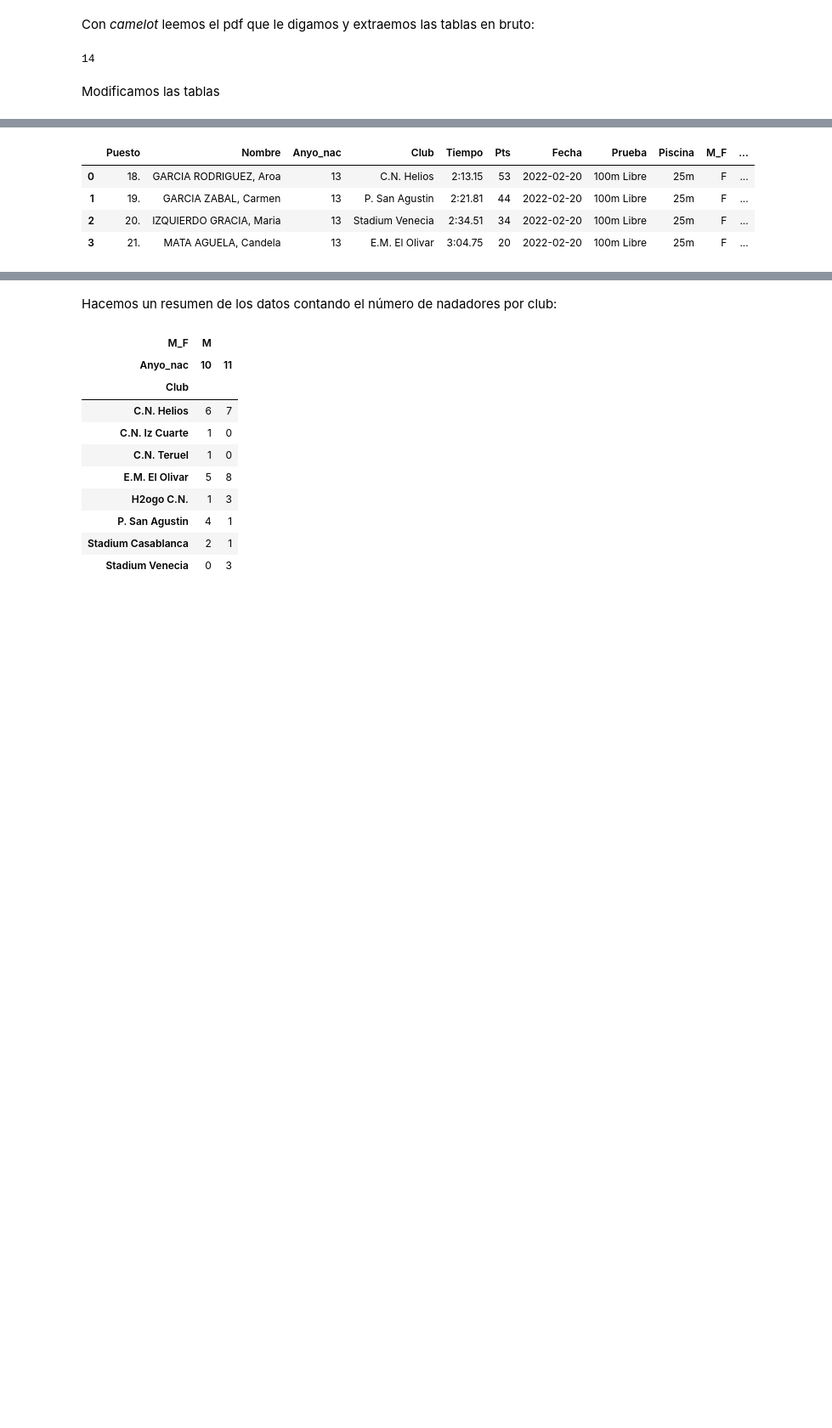
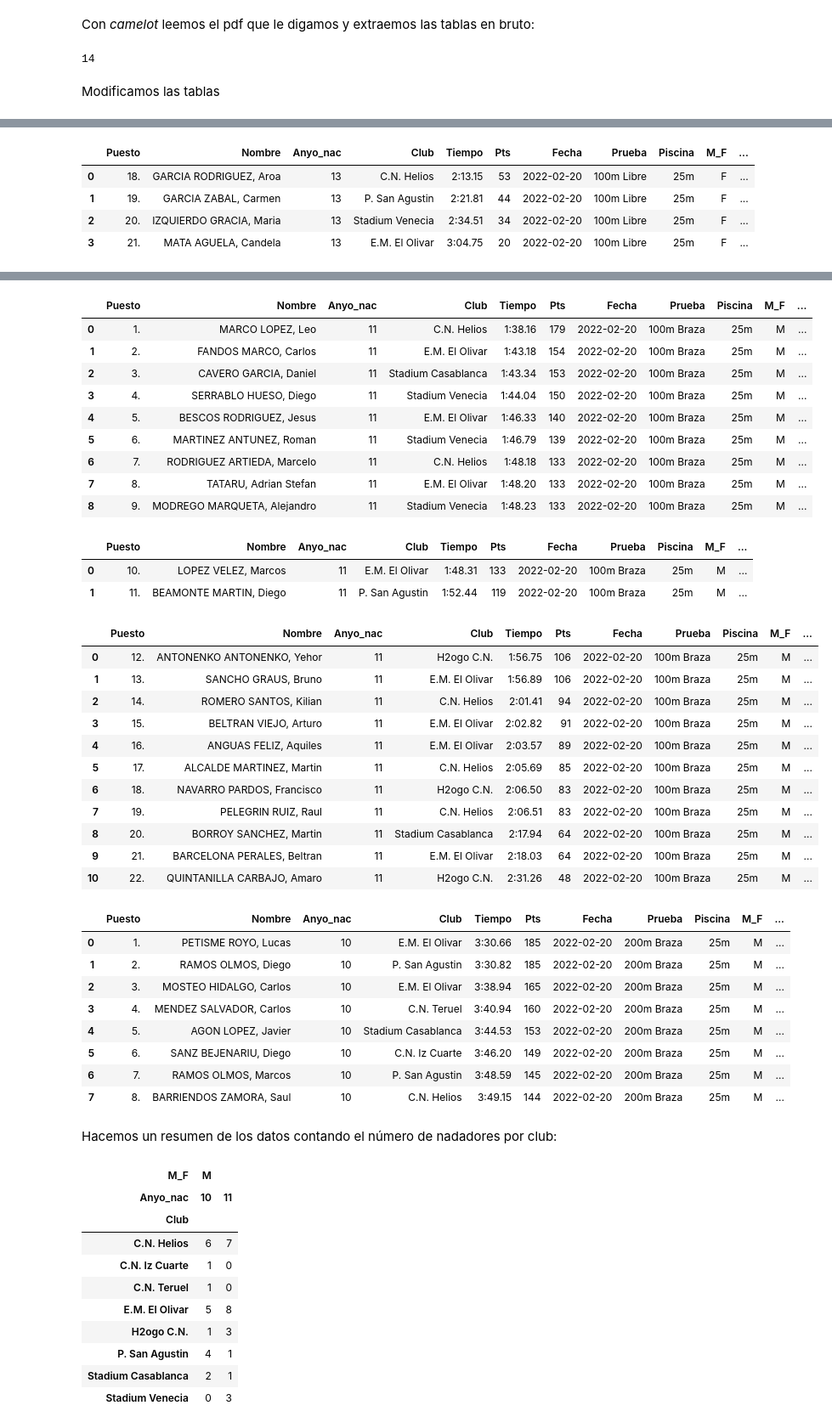
Before and after one commit to crdguez/dashboard_natacion, a Jupyter notebook: importar_datos/importar_datos_20_02_22.ipynb, the cells around one changed output, grey strips where cells are left out. Shown at 85% size. Saved outputs shown, nothing was run; the diff lists cells and outputs as text; code cells hidden in the pictures; blank space fills up the shorter version.

```diff
--- a/importar_datos/importar_datos_20_02_22.ipynb
+++ b/importar_datos/importar_datos_20_02_22.ipynb
@@ -18,8 +18,8 @@ tablas = camelot.read_pdf(file, pages='all', flavor='stream', split_text='\n')
 tablas.n
 # %% [output]
 14
-# %% [markdown]
-Modificamos las tablas
+# %% [markdown]
+Modificamos las tablas
 # %%
 t0=separar_columna(tablas[0].df[tablas[0].df[0]!=''][4:],1)
 t1 = tablas[1].df[tablas[1].df[0]!=''][3:].drop(8,axis=1).T.reset_index(drop=True).T
@@ -180,21 +232,13 @@ tabla_a_datos(t2b, fila_datos = 0, fecha=fecha, prueba='100m Libre', m_f='F', ti
 tabla_a_datos(t2c, fila_datos = 0, fecha=fecha, prueba='100m Libre', m_f='F', tipo=1, competicion=competicion, lugar= lugar),
 tabla_a_datos(t3, fila_datos = 0, fecha=fecha, prueba='200m Libre', m_f='F', tipo=1, competicion=competicion, lugar= lugar),
 tabla_a_datos(t3b, fila_datos = 0, fecha=fecha, prueba='200m Libre', m_f='F', tipo=1, competicion=competicion, lugar= lugar),
-tabla_a_datos(t4, fila_datos = 0, fecha=fecha, prueba='100m Libre', m_f='M', tipo=1, competicion=competicion, lugar= lugar),
-tabla_a_datos(t4b, fila_datos = 0, fecha=fecha, prueba='100m Libre', m_f='M', tipo=1, competicion=competicion, lugar= lugar),
-tabla_a_datos(t4c, fila_datos = 0, fecha=fecha, prueba='100m Libre', m_f='M', tipo=1, competicion=competicion, lugar= lugar),
+tabla_a_datos(t4, fila_datos = 0, fecha=fecha, prueba='100m Braza', m_f='M', tipo=1, competicion=competicion, lugar= lugar),
+tabla_a_datos(t4b, fila_datos = 0, fecha=fecha, prueba='100m Braza', m_f='M', tipo=1, competicion=competicion, lugar= lugar),
+tabla_a_datos(t4c, fila_datos = 0, fecha=fecha, prueba='100m Braza', m_f='M', tipo=1, competicion=competicion, lugar= lugar),
+tabla_a_datos(t5, fila_datos = 0, fecha=fecha, prueba='200m Braza', m_f='M', tipo=1, competicion=competicion, lugar= lugar),
+# tabla_a_datos(t5b, fila_datos = 0, fecha=fecha, prueba='200m Braza', m_f='M', tipo=1, competicion=competicion, lugar= lugar),
 
-    # tabla_a_datos(tablas[2].df.iloc[2:18].reset_index()[[0,1,2,3,5,6]].T.reset_index().T, fila_datos = 1, fecha=fecha, prueba='200m Estilos', m_f='M', tipo=3, competicion=competicion, lugar= lugar),
-# tabla_a_datos(tabla_perdida, fila_datos = 0, fecha=fecha, prueba='100m Estilos', m_f='F', tipo=1, competicion=competicion, lugar= lugar),
-# tabla_a_datos(tablas[5].df.drop(4, axis=1).iloc[4:], fila_datos = 1, fecha=fecha, prueba='200m Estilos', m_f='F', tipo=3, competicion=competicion, lugar= lugar),
-# tabla_a_datos(tablas[6].df, fila_datos = 1, fecha=fecha, prueba='50m Mariposa', m_f='M', tipo=1, competicion=competicion, lugar= lugar),
-# tabla_a_datos(tabla_perdida2, fila_datos = 0, fecha=fecha, prueba='50m Mariposa', m_f='M', tipo=1, competicion=competicion, lugar= lugar),
-# tabla_a_datos(tablas[7].df, fila_datos = 1, fecha=fecha, prueba='50m Mariposa', m_f='M', tipo=1, competicion=competicion, lugar= lugar),
-# tabla_a_datos(tablas[8].df, fila_datos = 1, fecha=fecha, prueba='50m Mariposa', m_f='F', tipo=1, competicion=competicion, lugar= lugar),
-# tabla_a_datos(tablas[9].df.iloc[0:4], fila_datos = 0, fecha=fecha, prueba='50m Mariposa', m_f='F', tipo=1, competicion=competicion, lugar= lugar),
-# tabla_a_datos(tabla_perdida3, fila_datos = 0, fecha=fecha, prueba='50m Mariposa', m_f='F', tipo=1, competicion=competicion, lugar= lugar),
-# tabla_a_datos(tablas[10].df, fila_datos = 1, fecha=fecha, prueba='50m Mariposa', m_f='F', tipo=1, competicion=competicion, lugar= lugar),
-]
+ ]
 
 for d in lista_df :
     display(d)
@@ -265,33 +309,67 @@ campos_calculados(pd.concat(lista_df)).to_csv('competicion_'+competicion+'.csv',
 | 1 | 19. | GARCIA ZABAL, Carmen | 13 | P. San Agustin | 2:21.81 | 44 | 2022-02-20 | 100m Libre | 25m | F | ... |
 | 2 | 20. | IZQUIERDO GRACIA, Maria | 13 | Stadium Venecia | 2:34.51 | 34 | 2022-02-20 | 100m Libre | 25m | F | ... |
 | 3 | 21. | MATA AGUELA, Candela | 13 | E.M. El Olivar | 3:04.75 | 20 | 2022-02-20 | 100m Libre | 25m | F | ... |
 |  | Puesto | Nombre | Anyo_nac | Club | Tiempo | Pts | Fecha | Prueba | Piscina | M_F | ... |
 | 0 | 1. | CASTILLO PRADO, Neus | 12 | E.M. El Olivar | 3:02.34 | 222 | 2022-02-20 | 200m Libre | 25m | F | ... |
 | 1 | 2. | LAMBAN GAVE, Ines | 12 | P. San Agustin | 3:03.86 | 216 | 2022-02-20 | 200m Libre | 25m | F | ... |
 | 2 | 3. | IOVU, Mireya | 12 | P. San Agustin | 3:12.81 | 187 | 2022-02-20 | 200m Libre | 25m | F | ... |
 | 3 | 4. | BERGES ALAEZ, Africa | 12 | E.M. El Olivar | 3:17.72 | 174 | 2022-02-20 | 200m Libre | 25m | F | ... |
 | 4 | 5. | GIL FUENTES, Izarbe | 12 | Stadium Venecia | 3:17.95 | 173 | 2022-02-20 | 200m Libre | 25m | F | ... |
 | 5 | 6. | SIMON HEREDIA, Ariadna | 12 | E.M. El Olivar | 3:23.89 | 158 | 2022-02-20 | 200m Libre | 25m | F | ... |
 | 6 | 7. | ALBAR LABRADOR, Pilar | 12 | E.M. El Olivar | 3:23.94 | 158 | 2022-02-20 | 200m Libre | 25m | F | ... |
 | 7 | 8. | RAZABAL INGELMO, Naiara | 12 | E.M. El Olivar | 3:27.53 | 150 | 2022-02-20 | 200m Libre | 25m | F | ... |
 | 8 | 9. | GIMENO MONREAL, Manuela | 12 | E.M. El Olivar | 3:29.23 | 147 | 2022-02-20 | 200m Libre | 25m | F | ... |
 | 9 | 10. | PERALES CASAS, Laura | 12 | E.M. El Olivar | 3:29.32 | 146 | 2022-02-20 | 200m Libre | 25m | F | ... |
 | 10 | 11. | BARRACHINA ARTAZCOZ, Nahia | 12 | E.M. El Olivar | 3:29.67 | 146 | 2022-02-20 | 200m Libre | 25m | F | ... |
 | 11 | 12. | ALONSO MORA, Naiara | 12 | Stadium Venecia | 3:33.67 | 138 | 2022-02-20 | 200m Libre | 25m | F | ... |
 | 12 | 13. | RAZABAL INGELMO, Anahi | 12 | E.M. El Olivar | 3:35.42 | 134 | 2022-02-20 | 200m Libre | 25m | F | ... |
 | 13 | 14. | SAN MIGUEL PUYUELO, Angela | 12 | Stadium Casablanca | 3:40.06 | 126 | 2022-02-20 | 200m Libre | 25m | F | ... |
 | 14 | 15. | BERGES ALAEZ, Daniela | 12 | E.M. El Olivar | 3:44.60 | 118 | 2022-02-20 | 200m Libre | 25m | F | ... |
 | 15 | 16. | ORTEGA FRAGOSO, Emma | 12 | Stadium Venecia | 3:47.80 | 113 | 2022-02-20 | 200m Libre | 25m | F | ... |
 |  | Puesto | Nombre | Anyo_nac | Club | Tiempo | Pts | Fecha | Prueba | Piscina | M_F | ... |
 | 0 | 18. | IRIMIA MICU, Paula Raisa | 12 | P. San Agustin | 3:53.91 | 105 | 2022-02-20 | 200m Libre | 25m | F | ... |
 | 1 | 19. | RASAL ALVAREZ, Maria | 12 | P. San Agustin | 3:54.99 | 103 | 2022-02-20 | 200m Libre | 25m | F | ... |
 | 2 | 20. | GALIPIENZO NAVARRO, Cristina | 12 | Stadium Venecia | 3:55.64 | 102 | 2022-02-20 | 200m Libre | 25m | F | ... |
 | 3 | 21. | DEL REAL MUNIENTE, Elena | 12 | P. San Agustin | 4:06.91 | 89 | 2022-02-20 | 200m Libre | 25m | F | ... |
 | 4 | 22. | SANCHEZ AGUADO, Enma | 12 | Stadium Casablanca | 4:08.36 | 87 | 2022-02-20 | 200m Libre | 25m | F | ... |
 | 5 | 23. | CEBRIAN PUEYO, Carolina | 12 | P. San Agustin | 4:09.23 | 86 | 2022-02-20 | 200m Libre | 25m | F | ... |
 | 6 | 24. | GALIPIENZO NAVARRO, Paula | 12 | Stadium Venecia | 4:18.12 | 78 | 2022-02-20 | 200m Libre | 25m | F | ... |
 | 7 | 25. | PES URREA, Pilar | 12 | P. San Agustin | 4:18.31 | 78 | 2022-02-20 | 200m Libre | 25m | F | ... |
 | 8 | 26. | ROMERO LORENTE, Paula | 12 | P. San Agustin | 4:50.13 | 55 | 2022-02-20 | 200m Libre | 25m | F | ... |
+|  | Puesto | Nombre | Anyo_nac | Club | Tiempo | Pts | Fecha | Prueba | Piscina | M_F | ... |
+| 0 | 1. | MARCO LOPEZ, Leo | 11 | C.N. Helios | 1:38.16 | 179 | 2022-02-20 | 100m Braza | 25m | M | ... |
+| 1 | 2. | FANDOS MARCO, Carlos | 11 | E.M. El Olivar | 1:43.18 | 154 | 2022-02-20 | 100m Braza | 25m | M | ... |
+| 2 | 3. | CAVERO GARCIA, Daniel | 11 | Stadium Casablanca | 1:43.34 | 153 | 2022-02-20 | 100m Braza | 25m | M | ... |
+| 3 | 4. | SERRABLO HUESO, Diego | 11 | Stadium Venecia | 1:44.04 | 150 | 2022-02-20 | 100m Braza | 25m | M | ... |
+| 4 | 5. | BESCOS RODRIGUEZ, Jesus | 11 | E.M. El Olivar | 1:46.33 | 140 | 2022-02-20 | 100m Braza | 25m | M | ... |
+| 5 | 6. | MARTINEZ ANTUNEZ, Roman | 11 | Stadium Venecia | 1:46.79 | 139 | 2022-02-20 | 100m Braza | 25m | M | ... |
+| 6 | 7. | RODRIGUEZ ARTIEDA, Marcelo | 11 | C.N. Helios | 1:48.18 | 133 | 2022-02-20 | 100m Braza | 25m | M | ... |
+| 7 | 8. | TATARU, Adrian Stefan | 11 | E.M. El Olivar | 1:48.20 | 133 | 2022-02-20 | 100m Braza | 25m | M | ... |
+| 8 | 9. | MODREGO MARQUETA, Alejandro | 11 | Stadium Venecia | 1:48.23 | 133 | 2022-02-20 | 100m Braza | 25m | M | ... |
+|  | Puesto | Nombre | Anyo_nac | Club | Tiempo | Pts | Fecha | Prueba | Piscina | M_F | ... |
+| 0 | 10. | LOPEZ VELEZ, Marcos | 11 | E.M. El Olivar | 1:48.31 | 133 | 2022-02-20 | 100m Braza | 25m | M | ... |
+| 1 | 11. | BEAMONTE MARTIN, Diego | 11 | P. San Agustin | 1:52.44 | 119 | 2022-02-20 | 100m Braza | 25m | M | ... |
+|  | Puesto | Nombre | Anyo_nac | Club | Tiempo | Pts | Fecha | Prueba | Piscina | M_F | ... |
+| 0 | 12. | ANTONENKO ANTONENKO, Yehor | 11 | H2ogo C.N. | 1:56.75 | 106 | 2022-02-20 | 100m Braza | 25m | M | ... |
+| 1 | 13. | SANCHO GRAUS, Bruno | 11 | E.M. El Olivar | 1:56.89 | 106 | 2022-02-20 | 100m Braza | 25m | M | ... |
+| 2 | 14. | ROMERO SANTOS, Kilian | 11 | C.N. Helios | 2:01.41 | 94 | 2022-02-20 | 100m Braza | 25m | M | ... |
+| 3 | 15. | BELTRAN VIEJO, Arturo | 11 | E.M. El Olivar | 2:02.82 | 91 | 2022-02-20 | 100m Braza | 25m | M | ... |
+| 4 | 16. | ANGUAS FELIZ, Aquiles | 11 | E.M. El Olivar | 2:03.57 | 89 | 2022-02-20 | 100m Braza | 25m | M | ... |
+| 5 | 17. | ALCALDE MARTINEZ, Martin | 11 | C.N. Helios | 2:05.69 | 85 | 2022-02-20 | 100m Braza | 25m | M | ... |
+| 6 | 18. | NAVARRO PARDOS, Francisco | 11 | H2ogo C.N. | 2:06.50 | 83 | 2022-02-20 | 100m Braza | 25m | M | ... |
+| 7 | 19. | PELEGRIN RUIZ, Raul | 11 | C.N. Helios | 2:06.51 | 83 | 2022-02-20 | 100m Braza | 25m | M | ... |
+| 8 | 20. | BORROY SANCHEZ, Martin | 11 | Stadium Casablanca | 2:17.94 | 64 | 2022-02-20 | 100m Braza | 25m | M | ... |
+| 9 | 21. | BARCELONA PERALES, Beltran | 11 | E.M. El Olivar | 2:18.03 | 64 | 2022-02-20 | 100m Braza | 25m | M | ... |
+| 10 | 22. | QUINTANILLA CARBAJO, Amaro | 11 | H2ogo C.N. | 2:31.26 | 48 | 2022-02-20 | 100m Braza | 25m | M | ... |
+|  | Puesto | Nombre | Anyo_nac | Club | Tiempo | Pts | Fecha | Prueba | Piscina | M_F | ... |
+| 0 | 1. | PETISME ROYO, Lucas | 10 | E.M. El Olivar | 3:30.66 | 185 | 2022-02-20 | 200m Braza | 25m | M | ... |
+| 1 | 2. | RAMOS OLMOS, Diego | 10 | P. San Agustin | 3:30.82 | 185 | 2022-02-20 | 200m Braza | 25m | M | ... |
+| 2 | 3. | MOSTEO HIDALGO, Carlos | 10 | E.M. El Olivar | 3:38.94 | 165 | 2022-02-20 | 200m Braza | 25m | M | ... |
+| 3 | 4. | MENDEZ SALVADOR, Carlos | 10 | C.N. Teruel | 3:40.94 | 160 | 2022-02-20 | 200m Braza | 25m | M | ... |
+| 4 | 5. | AGON LOPEZ, Javier | 10 | Stadium Casablanca | 3:44.53 | 153 | 2022-02-20 | 200m Braza | 25m | M | ... |
+| 5 | 6. | SANZ BEJENARIU, Diego | 10 | C.N. Iz Cuarte | 3:46.20 | 149 | 2022-02-20 | 200m Braza | 25m | M | ... |
+| 6 | 7. | RAMOS OLMOS, Marcos | 10 | P. San Agustin | 3:48.59 | 145 | 2022-02-20 | 200m Braza | 25m | M | ... |
+| 7 | 8. | BARRIENDOS ZAMORA, Saul | 10 | C.N. Helios | 3:49.15 | 144 | 2022-02-20 | 200m Braza | 25m | M | ... |
 # %% [markdown]
 Hacemos un resumen de los datos contando el número de nadadores por club:
 # %%
```
Also changed, not shown: parts of 1 cell of this notebook, 2 other files.
